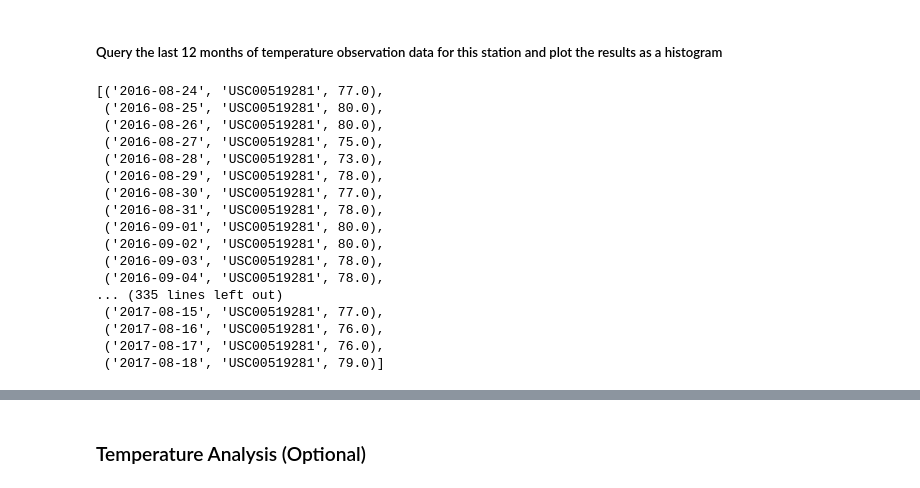
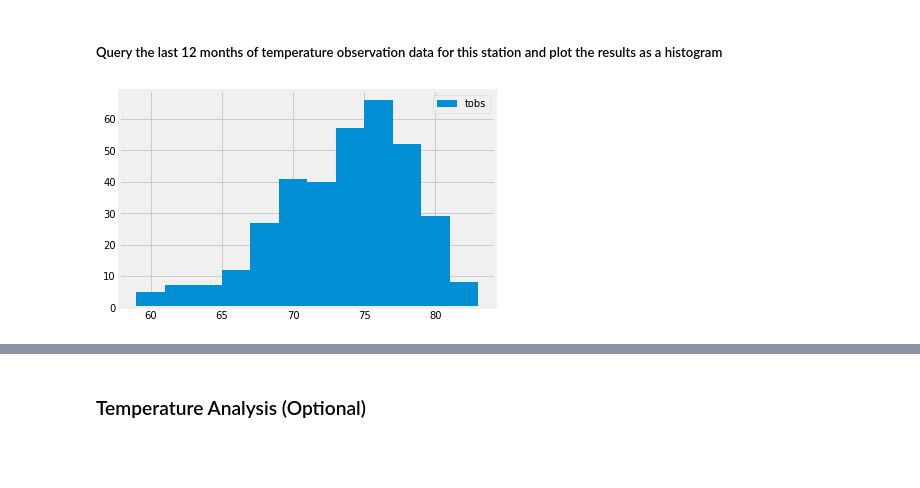
Before and after one commit to SpacePatroller/HAWAII-CLIMATE-ANALYSIS, a Jupyter notebook: climate_starter EP.ipynb, the cells around one changed output, grey strips where cells are left out. Drawn from its saved outputs; the diff is of its cells as text; code cells hidden in the pictures; blank space fills up the shorter version.

Commit message:
Histogram done

```diff
--- a/climate_starter EP.ipynb
+++ b/climate_starter EP.ipynb
@@ -266,27 +266,27 @@ max_station
 # %%
 # extract only date from timestamp
 date_twelve = twelve_months_ago.date()
 date_twelve
 
 max_station_12 = session.query(Measurement.date,Measurement.station,Measurement.tobs).\
         filter(Measurement.station == 'USC00519281').\
         filter(Measurement.date > date_twelve).all()
-max_station_12
+#max_station_12
+
+#plotting the results as a histogram
+
+#extract tempature data
+hist_data = pd.DataFrame(max_station_12)
+
+#plot that data
+x = hist_data['tobs']
+n_bins = 12
+
+
+fig1, ax1 = plt.subplots()
+
+ax1.hist(x, bins=n_bins)
+ax1.legend()
+plt.show()
 # %% [output]
-[('2016-08-24', 'USC00519281', 77.0),
- ('2016-08-25', 'USC00519281', 80.0),
- ('2016-08-26', 'USC00519281', 80.0),
- ('2016-08-27', 'USC00519281', 75.0),
- ('2016-08-28', 'USC00519281', 73.0),
- ('2016-08-29', 'USC00519281', 78.0),
- ('2016-08-30', 'USC00519281', 77.0),
- ('2016-08-31', 'USC00519281', 78.0),
- ('2016-09-01', 'USC00519281', 80.0),
- ('2016-09-02', 'USC00519281', 80.0),
- ('2016-09-03', 'USC00519281', 78.0),
- ('2016-09-04', 'USC00519281', 78.0),
-... (335 lines left out)
- ('2017-08-15', 'USC00519281', 77.0),
- ('2017-08-16', 'USC00519281', 76.0),
- ('2017-08-17', 'USC00519281', 76.0),
- ('2017-08-18', 'USC00519281', 79.0)]
+[figure, added]
```
Also changed, not shown: parts of 2 cells of this notebook.
